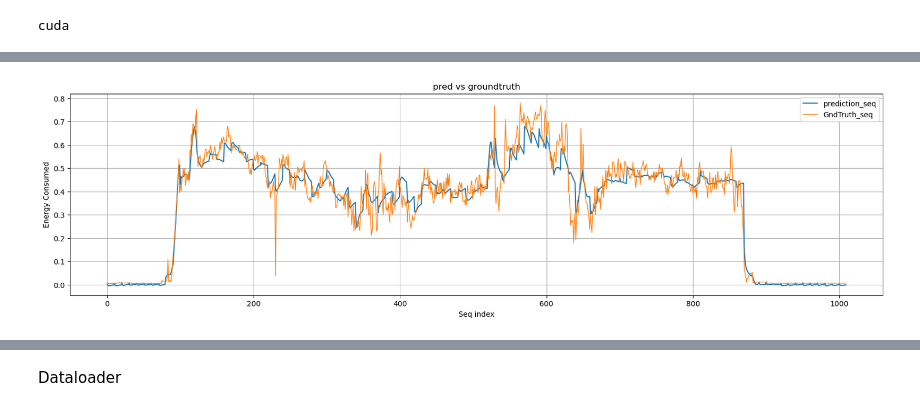
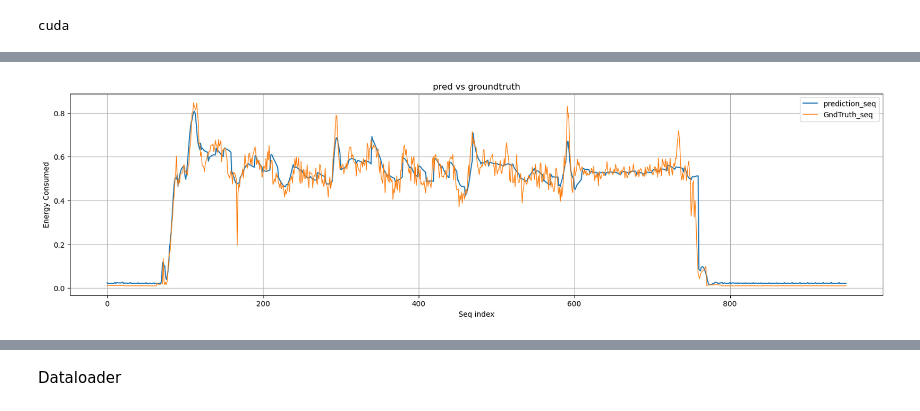
Before and after one commit to LeoLi23/553-ev-project, a Jupyter notebook: TCN-LSTM_select_px.ipynb, the cells around one changed output, grey strips where cells are left out. Cells and saved outputs as stored; diff of their text form; code cells hidden in the pictures.

```diff
--- a/TCN-LSTM_select_px.ipynb
+++ b/TCN-LSTM_select_px.ipynb
@@ -9,6 +9,6 @@ import matplotlib.pyplot as plt
 # %%
 data = pd.read_csv('flights.csv')
 select_features = ['payload', 'wind_speed', 'wind_angle', 'linear_acceleration_x', 'linear_acceleration_y', 'linear_acceleration_z', 'power']
-data, train_loader, val_loader, test_loader = get_data_loaders(data, 24, 10, test_size=0.2, val_size=0.2,
+data, train_loader, val_loader, test_loader, d_split = get_data_loaders(data, 24, 10, test_size=0.2, val_size=0.2,
                                                                features=select_features, covariates=False)
 # features = getFeatures()
@@ -185,7 +185,7 @@ seq2seq.load_state_dict(torch.load('TCN_LSTM_select_best_model_24-10.pt'))
 
 # Test the model
 seq2seq.eval()
-flight_num = 79 #random.randint(0, 100)
+flight_num = 276 #random.randint(0, 100)
 test_data = data[data['flight'] == flight_num]
 input_seq, output_seq = create_sequences(test_data[select_features].values,
                                          test_data['power'].values,24,10)
@@ -214 +214 @@ MAPE: 34.91806411743164
-[figure, old version]
+[figure, new version]
```
Also changed, not shown: parts of 5 cells of this notebook, 2 other files.
